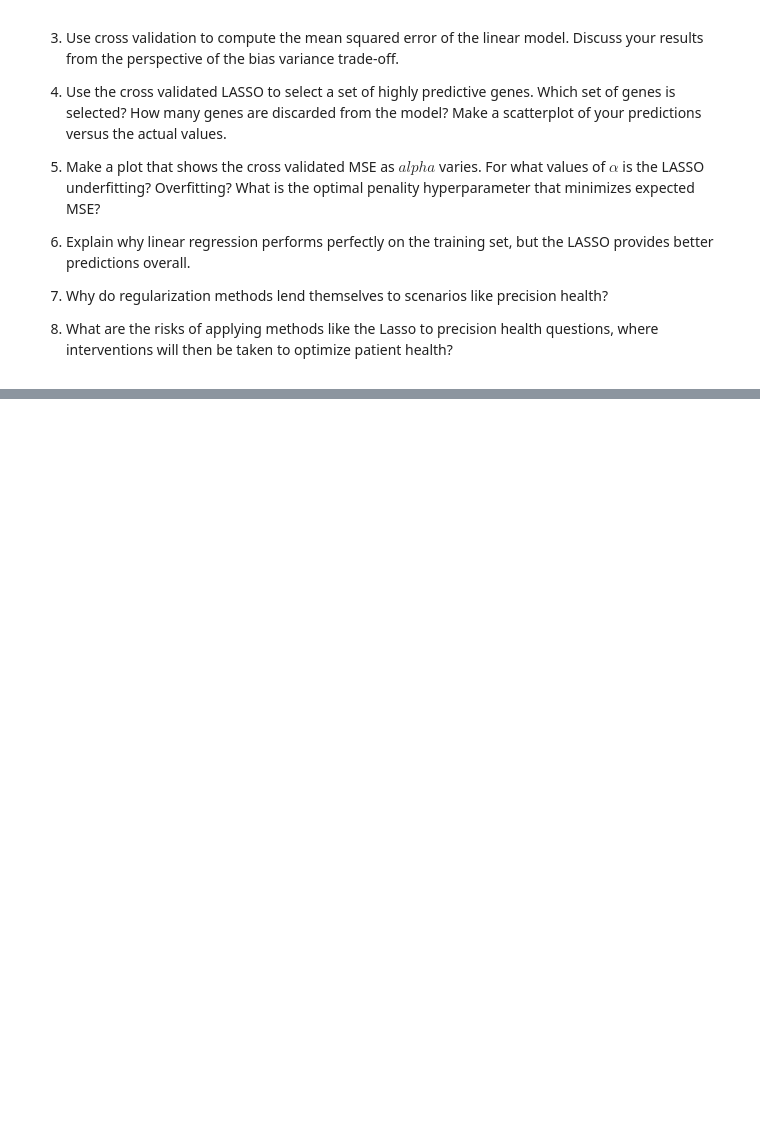
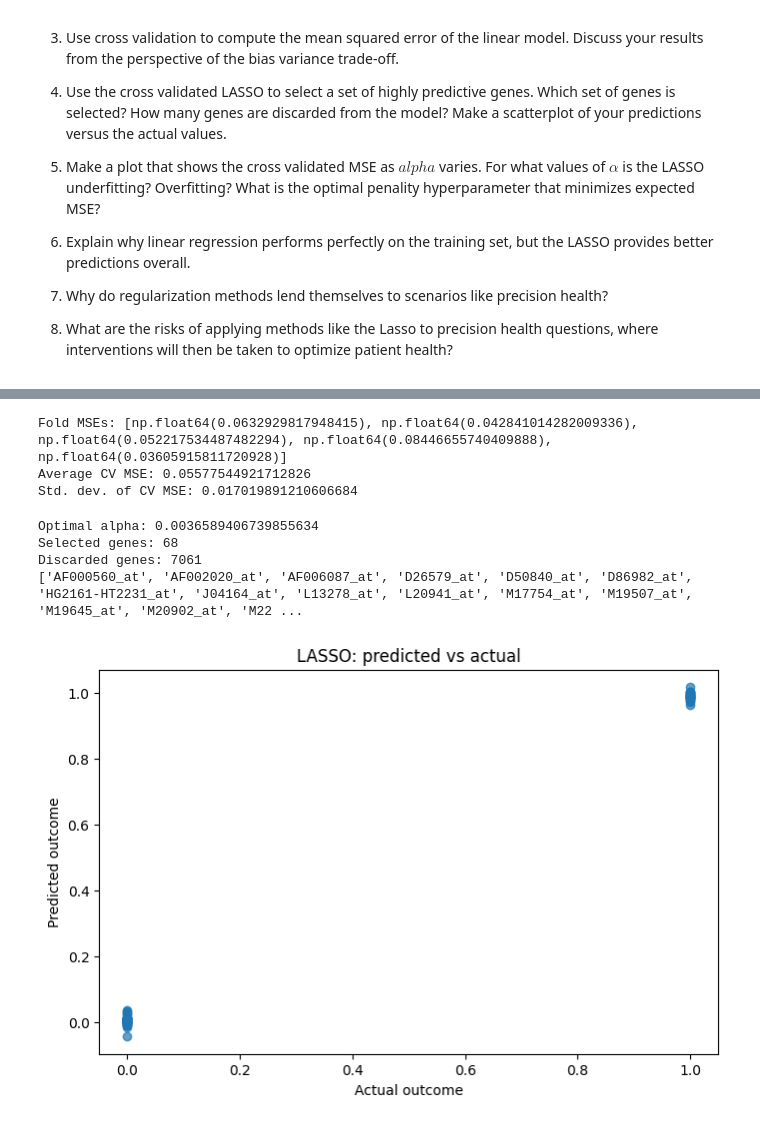
Before and after one commit to esh-is-far/undergrad_ml_assignments, a Jupyter notebook: genomics_lab.ipynb, the cells around one changed output, grey strips where cells are left out. Drawn from its saved outputs; the diff is of its cells as text; code cells hidden in the pictures; blank space fills up the shorter version.

```diff
--- a/genomics_lab.ipynb
+++ b/genomics_lab.ipynb
@@ -28,0 +76,56 @@ df['y'] = df['cancer'].map(mapper)
+# %%
+
+X1 = np.column_stack([np.ones(len(y)), X.to_numpy()])
+K = X1 @ X1.T
+
+rng = np.random.default_rng(42)
+idx = np.arange(len(y))
+rng.shuffle(idx)
+folds = np.array_split(idx, 5)
+
+cv_mses = []
+for fold in folds:
+    train = np.setdiff1d(idx, fold)
+    Ktr = K[np.ix_(train, train)]
+    Kte = K[np.ix_(fold, train)]
+    alpha = np.linalg.solve(Ktr + 1e-8*np.eye(len(train)), y.iloc[train].to_numpy())
+    pred = Kte @ alpha
+    cv_mses.append(np.mean((y.iloc[fold].to_numpy() - pred)**2))
+
+print("Fold MSEs:", cv_mses)
+print("Average CV MSE:", np.mean(cv_mses))
+print("Std. dev. of CV MSE:", np.std(cv_mses))
+# %% [output]
+Fold MSEs: [np.float64(0.0632929817948415), np.float64(0.042841014282009336), np.float64(0.052217534487482294), np.float64(0.08446655740409888), np.float64(0.03605915811720928)]
+Average CV MSE: 0.05577544921712826
+Std. dev. of CV MSE: 0.017019891210606684
+# %%
+# Cross validated lasso
+lasso_pipe = Pipeline([
+    ("scaler", StandardScaler()),
+    ("lasso", LassoCV(cv=5, random_state=42, max_iter=10000, n_alphas=50))
+])
+
+lasso_pipe.fit(X, y)
+lasso = lasso_pipe.named_steps["lasso"]
+pred_lasso = lasso_pipe.predict(X)
+
+selected_genes = X.columns[lasso.coef_ != 0].tolist()
+discarded = X.shape[1] - len(selected_genes)
+
+print("Optimal alpha:", lasso.alpha_)
+print("Selected genes:", len(selected_genes))
+print("Discarded genes:", discarded)
+print(selected_genes)
+
+plt.scatter(y, pred_lasso, alpha=0.7)
+plt.xlabel("Actual outcome")
+plt.ylabel("Predicted outcome")
+plt.title("LASSO: predicted vs actual")
+plt.show()
+# %% [output]
+Optimal alpha: 0.0036589406739855634
+Selected genes: 68
+Discarded genes: 7061
+['AF000560_at', 'AF002020_at', 'AF006087_at', 'D26579_at', 'D50840_at', 'D86982_at', 'HG2161-HT2231_at', 'J04164_at', 'L13278_at', 'L20941_at', 'M17754_at', 'M19507_at', 'M19645_at', 'M20902_at', 'M22 ...
+[figure, added]
```
Also changed, not shown: parts of 6 cells of this notebook, 5 other files.
